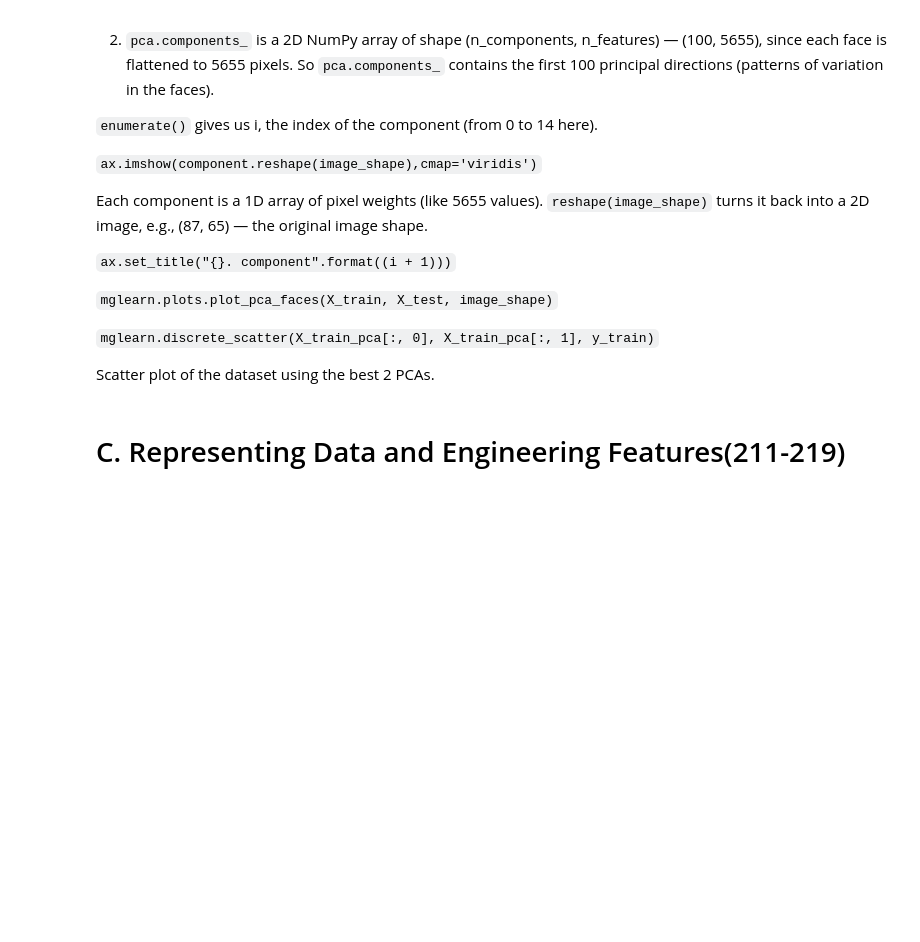
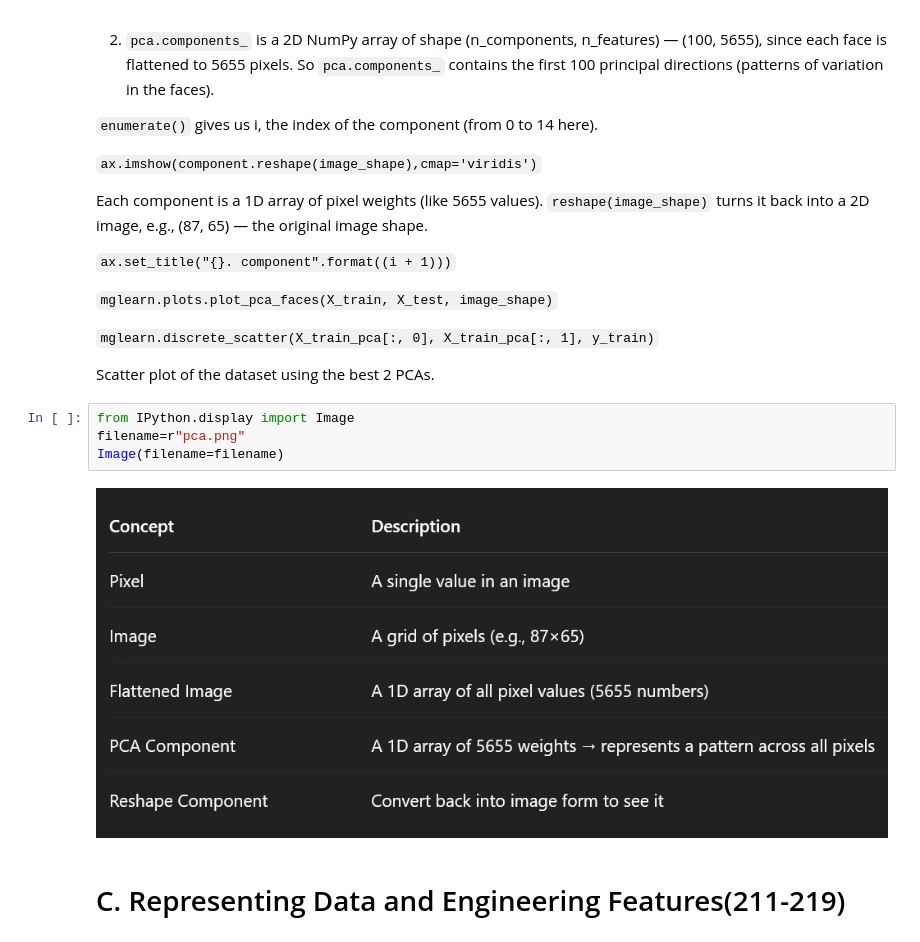
Before and after one commit to MahtabDastranj/Machine-Learning, a Jupyter notebook: HW2/Coding_exercises.ipynb, the cells around one changed output. Cells and saved outputs as stored; diff of their text form; blank space fills up the shorter version.

```diff
--- a/HW2/Coding_exercises.ipynb
+++ b/HW2/Coding_exercises.ipynb
@@ -637,6 +637,12 @@ Applies PCA with whitening (makes components uncorrelated and with unit variance
 `mglearn.discrete_scatter(X_train_pca[:, 0], X_train_pca[:, 1], y_train)`
 
 Scatter plot of the dataset using the best 2 PCAs.
+# %%
+from IPython.display import Image
+filename=r"pca.png"
+Image(filename=filename)
+# %% [output]
+[figure, added]
 # %% [markdown]
 # C.  Representing Data and Engineering Features(211-219)
 # %%
```
Also changed, not shown: 1 other file.
